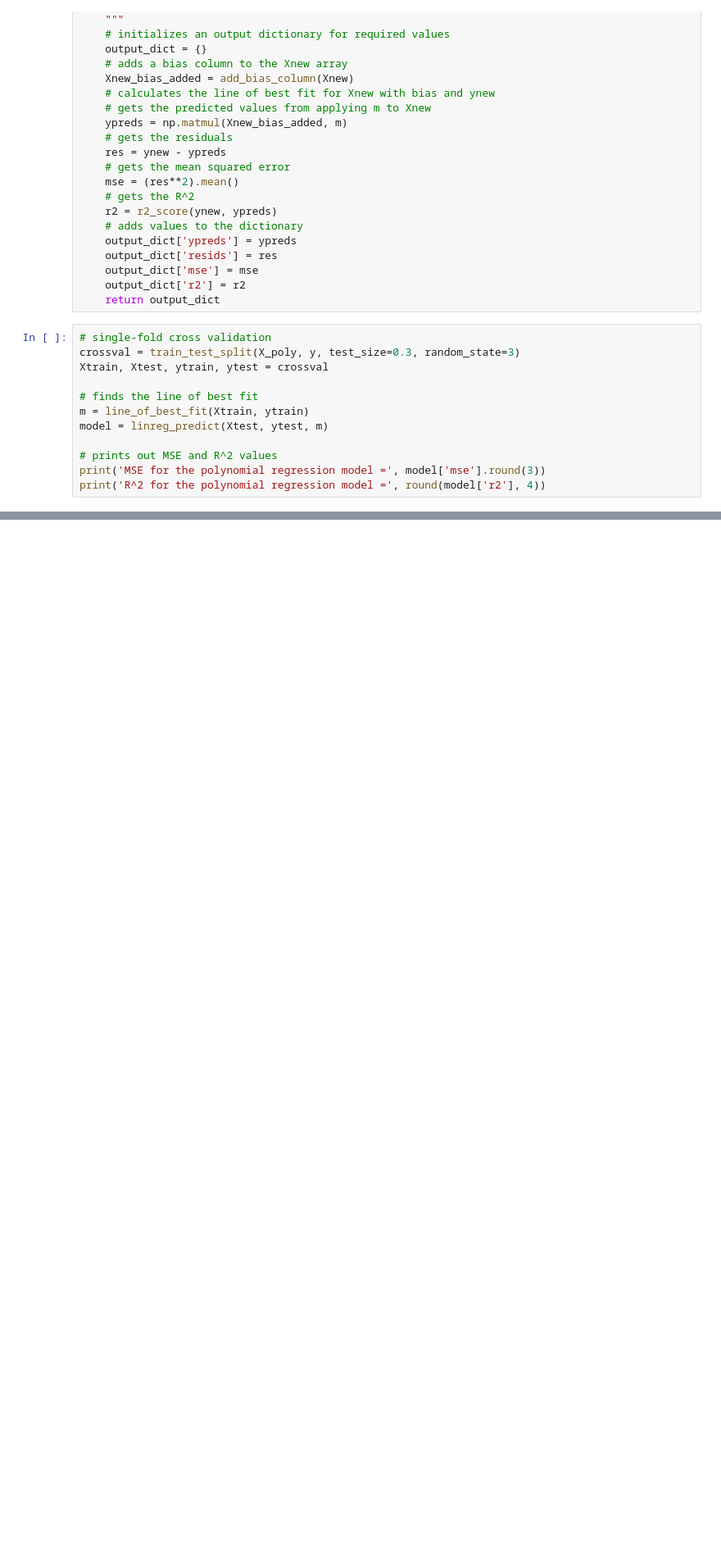
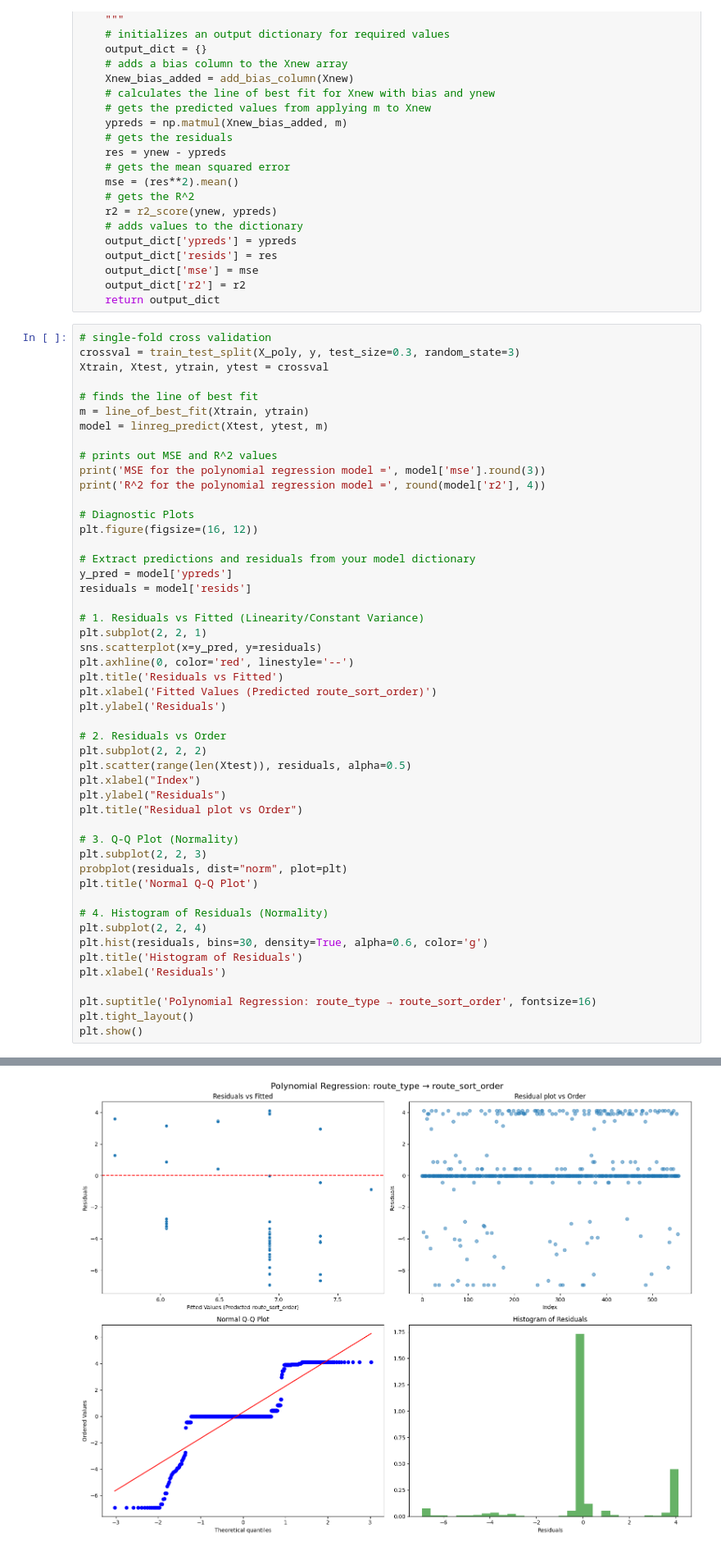
Before and after one commit to nbpolar/DS-Transit, a Jupyter notebook: phase3.ipynb, the cells around one changed output, grey strips where cells are left out. Shown at 82% size. Drawn from its saved outputs; the diff is of its cells as text; blank space fills up the shorter version.

Commit message:
Added charts and summary for model 2

```diff
--- a/phase3.ipynb
+++ b/phase3.ipynb
@@ -428,18 +428,56 @@ def linreg_predict(Xnew, ynew, m):
 # %%
 # single-fold cross validation
 crossval = train_test_split(X_poly, y, test_size=0.3, random_state=3)
 Xtrain, Xtest, ytrain, ytest = crossval
 
 # finds the line of best fit
 m = line_of_best_fit(Xtrain, ytrain)
 model = linreg_predict(Xtest, ytest, m)
 
 # prints out MSE and R^2 values
 print('MSE for the polynomial regression model =', model['mse'].round(3))
 print('R^2 for the polynomial regression model =', round(model['r2'], 4))
+
+# Diagnostic Plots
+plt.figure(figsize=(16, 12))
+
+# Extract predictions and residuals from your model dictionary
+y_pred = model['ypreds']
+residuals = model['resids']
+
+# 1. Residuals vs Fitted (Linearity/Constant Variance)
+plt.subplot(2, 2, 1)
+sns.scatterplot(x=y_pred, y=residuals)
+plt.axhline(0, color='red', linestyle='--')
+plt.title('Residuals vs Fitted')
+plt.xlabel('Fitted Values (Predicted route_sort_order)')
+plt.ylabel('Residuals')
+
+# 2. Residuals vs Order
+plt.subplot(2, 2, 2)
+plt.scatter(range(len(Xtest)), residuals, alpha=0.5)
+plt.xlabel("Index")
+plt.ylabel("Residuals")
+plt.title("Residual plot vs Order")
+
+# 3. Q-Q Plot (Normality)
+plt.subplot(2, 2, 3)
+probplot(residuals, dist="norm", plot=plt)
+plt.title('Normal Q-Q Plot')
+
+# 4. Histogram of Residuals (Normality)
+plt.subplot(2, 2, 4)
+plt.hist(residuals, bins=30, density=True, alpha=0.6, color='g')
+plt.title('Histogram of Residuals')
+plt.xlabel('Residuals')
+
+plt.suptitle('Polynomial Regression: route_type → route_sort_order', fontsize=16)
+plt.tight_layout()
+plt.show()
 # %% [output]
 MSE for the polynomial regression model = 5.352
 R^2 for the polynomial regression model = -0.0259
+[figure, added]
 # %% [markdown]
 ### Attempt 3 - Polynomial Regression with added interaction terms and dummy variables
 #### Creating Fitting Model
```
Also changed, not shown: parts of 1 cell of this notebook.
